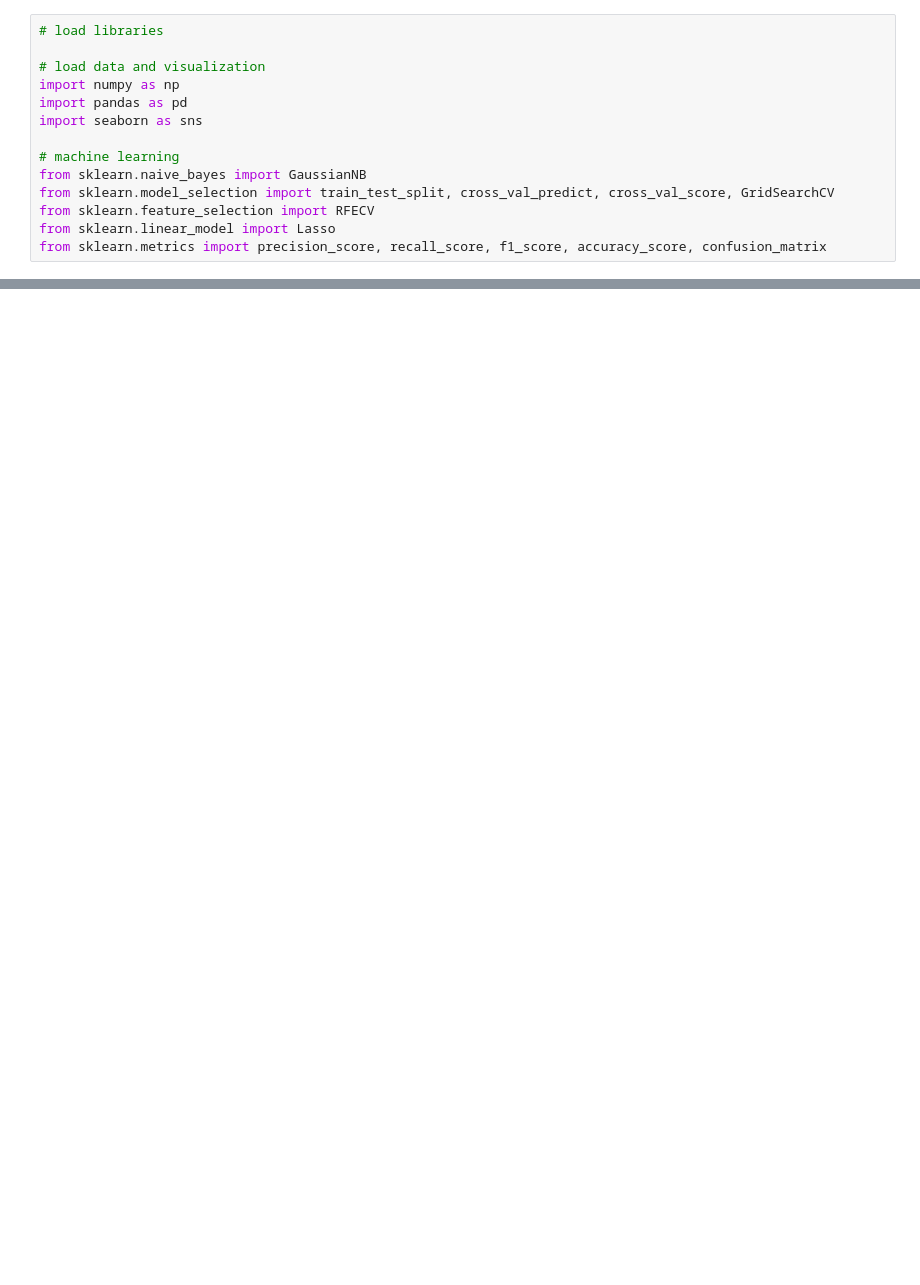
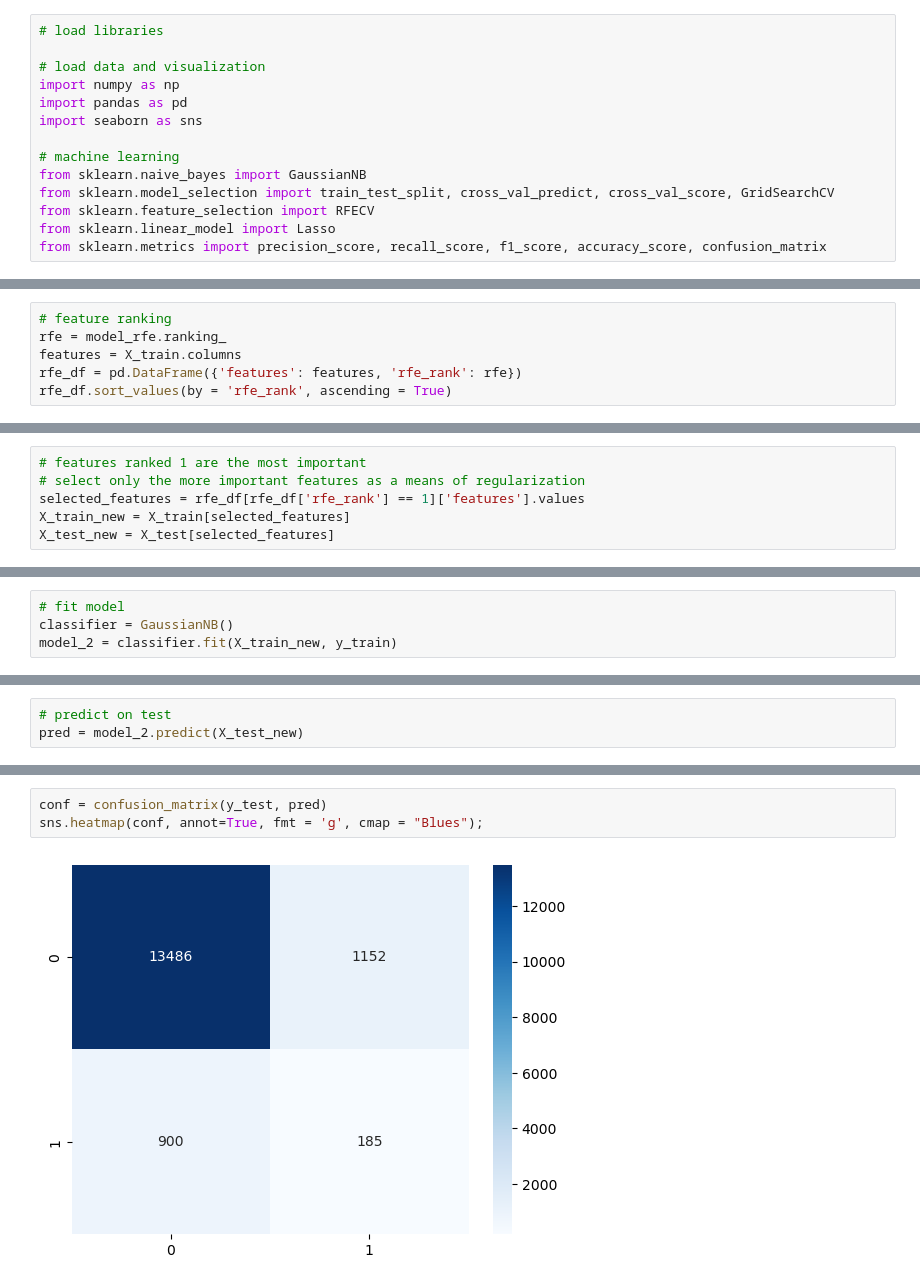
Before and after one commit to sheacon/ancient_toolmaking, a Jupyter notebook: 42-naive-bayes.ipynb, the cells around one changed output, grey strips where cells are left out. Saved outputs shown, nothing was run; the diff lists cells and outputs as text; blank space fills up the shorter version.

Commit message:
Added regularized model

```diff
--- a/42-naive-bayes.ipynb
+++ b/42-naive-bayes.ipynb
@@ -194,0 +95,6 @@ sns.heatmap(conf, annot=True, cmap = "Blues");
+# %%
+# feature ranking
+rfe = model_rfe.ranking_
+features = X_train.columns
+rfe_df = pd.DataFrame({'features': features, 'rfe_rank': rfe})
+rfe_df.sort_values(by = 'rfe_rank', ascending = True)
@@ -194,0 +119,6 @@ sns.heatmap(conf, annot=True, cmap = "Blues");
+# %%
+# features ranked 1 are the most important
+# select only the more important features as a means of regularization
+selected_features = rfe_df[rfe_df['rfe_rank'] == 1]['features'].values
+X_train_new = X_train[selected_features]
+X_test_new = X_test[selected_features]
@@ -194,0 +127,4 @@ sns.heatmap(conf, annot=True, cmap = "Blues");
+# %%
+# fit model
+classifier = GaussianNB()
+model_2 = classifier.fit(X_train_new, y_train)
@@ -194,0 +142,3 @@ sns.heatmap(conf, annot=True, cmap = "Blues");
+# %%
+# predict on test
+pred = model_2.predict(X_test_new)
@@ -194,0 +156,5 @@ sns.heatmap(conf, annot=True, cmap = "Blues");
+# %%
+conf = confusion_matrix(y_test, pred)
+sns.heatmap(conf, annot=True, fmt = 'g', cmap = "Blues");
+# %% [output]
+[figure, added]
```
Also changed, not shown: parts of 36 cells of this notebook.
